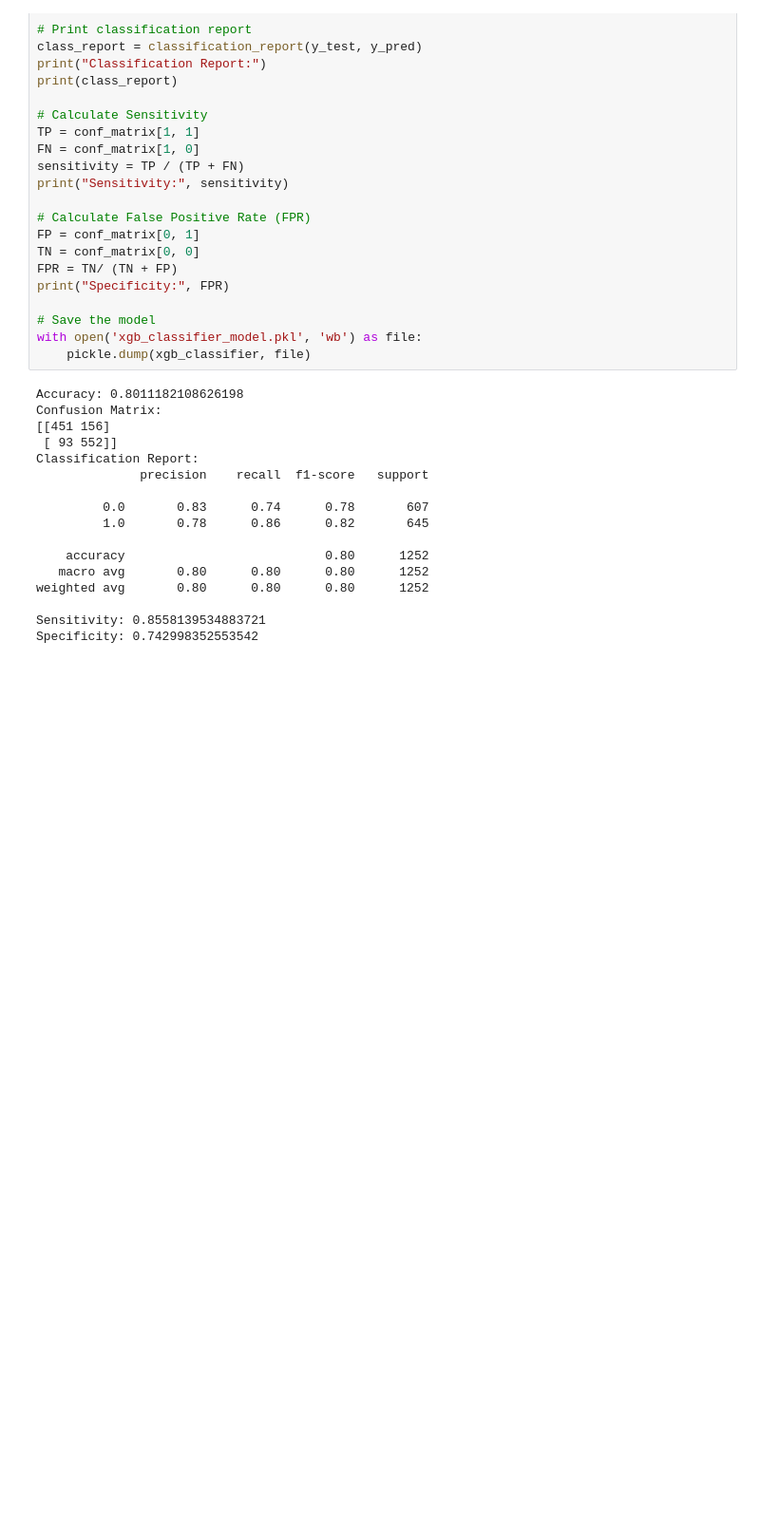
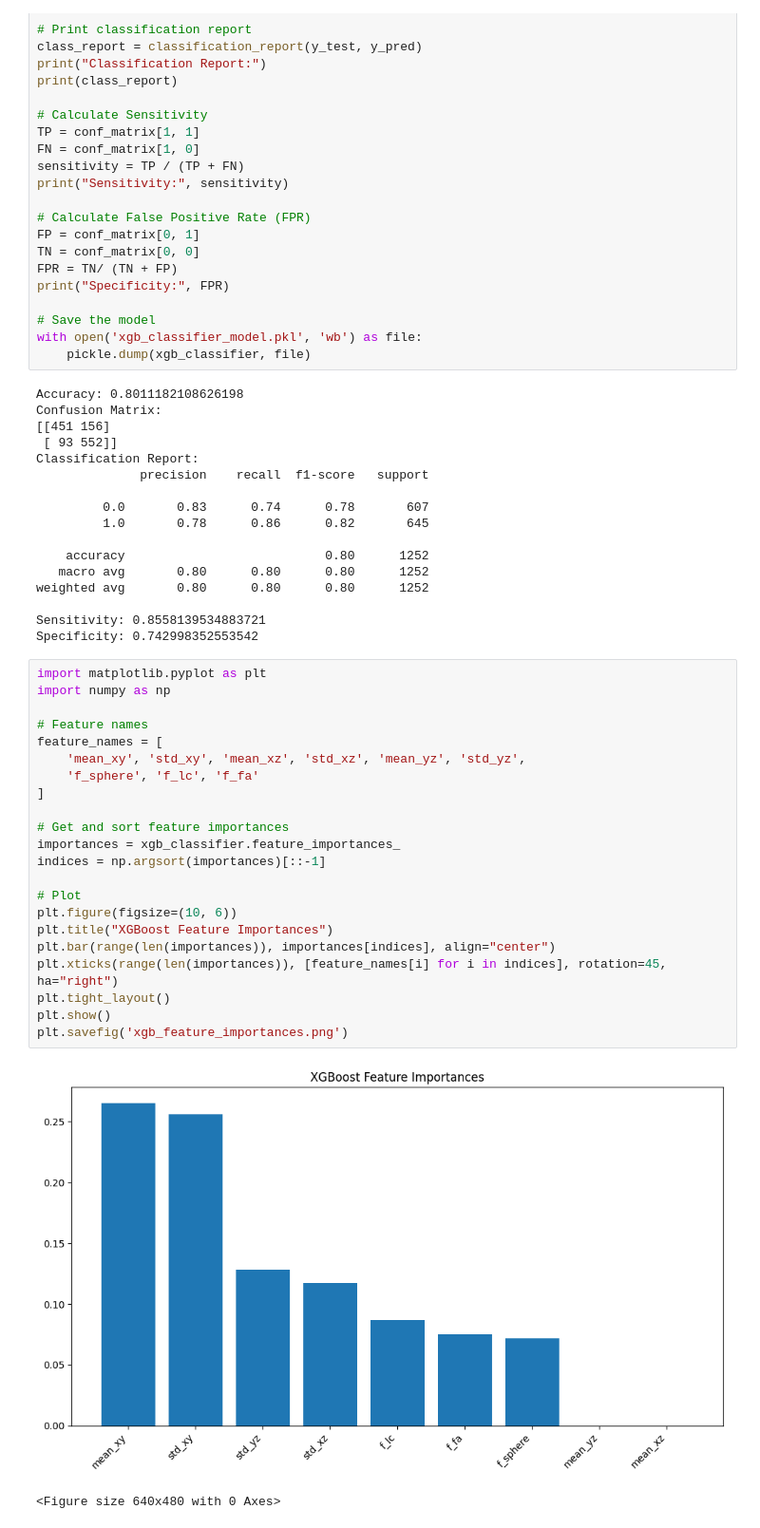
Before and after one commit to sandhya1244/Microbleed_detection, a Jupyter notebook: full_process.ipynb, the cells around one changed output. Shown at 95% size. Drawn from its saved outputs; the diff is of its cells as text; blank space fills up the shorter version.

```diff
--- a/full_process.ipynb
+++ b/full_process.ipynb
@@ -1071,6 +578,31 @@ weighted avg       0.80      0.80      0.80      1252
 
 Sensitivity: 0.8558139534883721
 Specificity: 0.742998352553542
+# %%
+import matplotlib.pyplot as plt
+import numpy as np
+
+# Feature names
+feature_names = [
+    'mean_xy', 'std_xy', 'mean_xz', 'std_xz', 'mean_yz', 'std_yz',
+    'f_sphere', 'f_lc', 'f_fa'
+]
+
+# Get and sort feature importances
+importances = xgb_classifier.feature_importances_
+indices = np.argsort(importances)[::-1]
+
+# Plot
+plt.figure(figsize=(10, 6))
+plt.title("XGBoost Feature Importances")
+plt.bar(range(len(importances)), importances[indices], align="center")
+plt.xticks(range(len(importances)), [feature_names[i] for i in indices], rotation=45, ha="right")
+plt.tight_layout()
+plt.show()
+plt.savefig('xgb_feature_importances.png')
+# %% [output]
+[figure, added]
+<Figure size 640x480 with 0 Axes>
 # %%
 from sklearn.model_selection import train_test_split
 from sklearn.metrics import (
```
Also changed, not shown: parts of 14 cells of this notebook.
